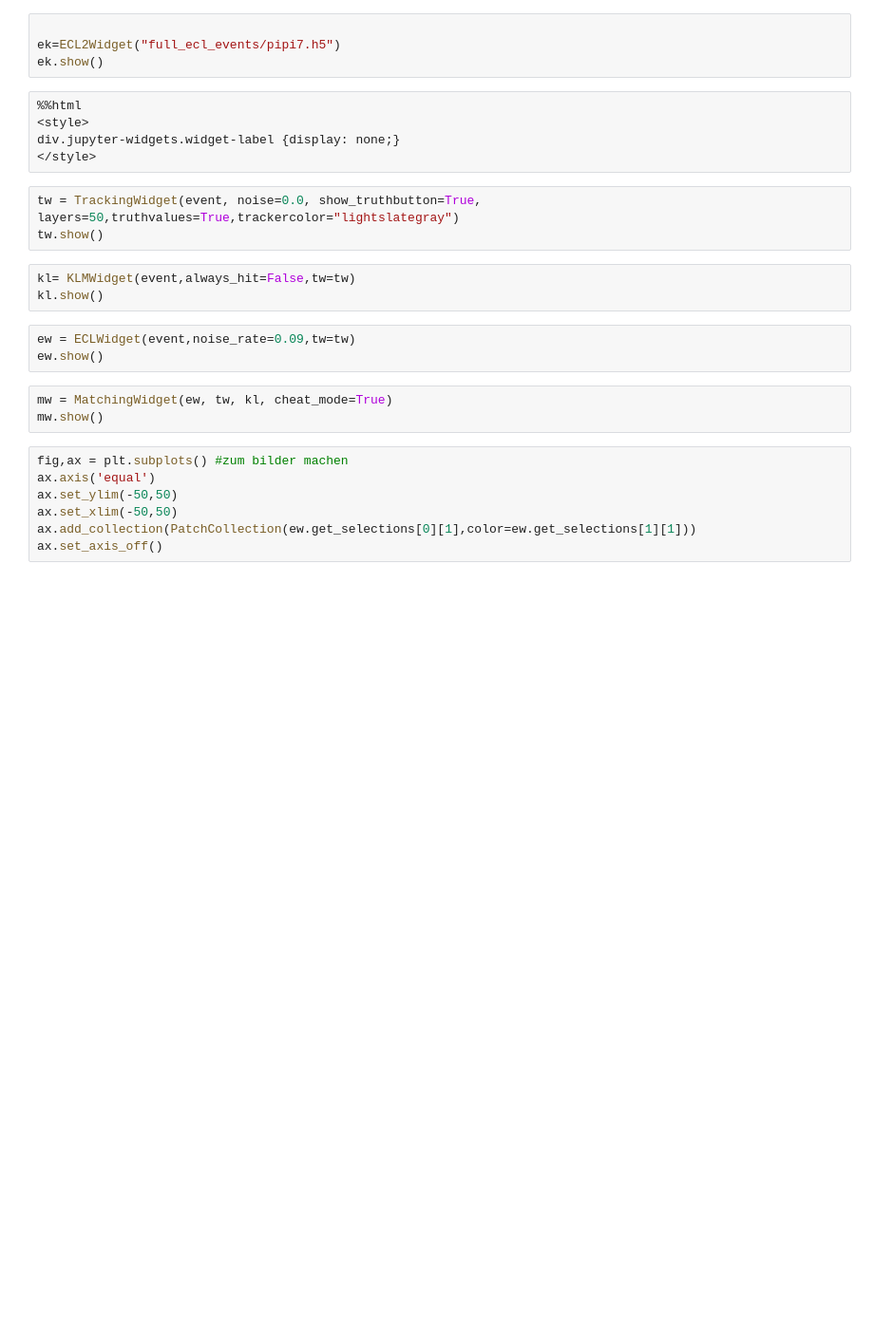
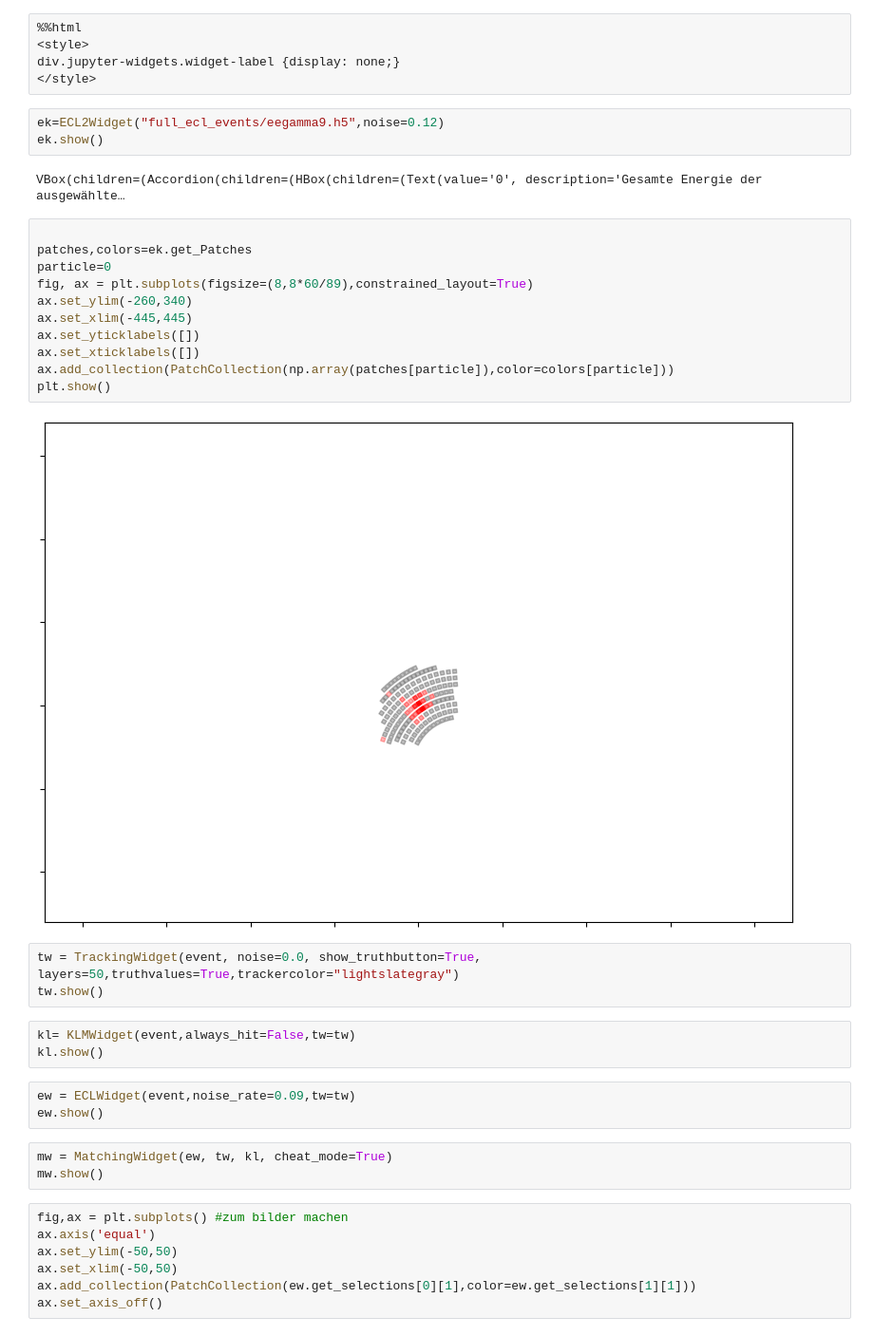
Before and after one commit to JonasEppelt/Masterclass, a Jupyter notebook: nur widgets.ipynb, the cells around one changed output. Shown: that part at 95% size. Cells and saved outputs as stored; diff of their text form; blank space fills up the shorter version.

Commit message:
ecl patchselections, klm

```diff
--- a/nur widgets.ipynb
+++ b/nur widgets.ipynb
@@ -27,12 +30,26 @@ print(len(df.iloc[0].to_numpy()[np.arange(2,8738)]))
-# %%
-
-ek=ECL2Widget("full_ecl_events/pipi7.h5")
-ek.show()
 # %%
 %%html
 <style>
 div.jupyter-widgets.widget-label {display: none;}
 </style>
+# %%
+ek=ECL2Widget("full_ecl_events/eegamma9.h5",noise=0.12)
+ek.show()
+# %% [output]
+VBox(children=(Accordion(children=(HBox(children=(Text(value='0', description='Gesamte Energie der ausgewählte…
+# %%
+
+patches,colors=ek.get_Patches
+particle=0
+fig, ax = plt.subplots(figsize=(8,8*60/89),constrained_layout=True)
+ax.set_ylim(-260,340)
+ax.set_xlim(-445,445)
+ax.set_yticklabels([])
+ax.set_xticklabels([])
+ax.add_collection(PatchCollection(np.array(patches[particle]),color=colors[particle]))
+plt.show()
+# %% [output]
+[figure, added]
 # %%
 tw = TrackingWidget(event, noise=0.0, show_truthbutton=True, layers=50,truthvalues=True,trackercolor="lightslategray")
 tw.show()
```
Also changed, not shown: parts of 1 cell of this notebook, 1 other file.
